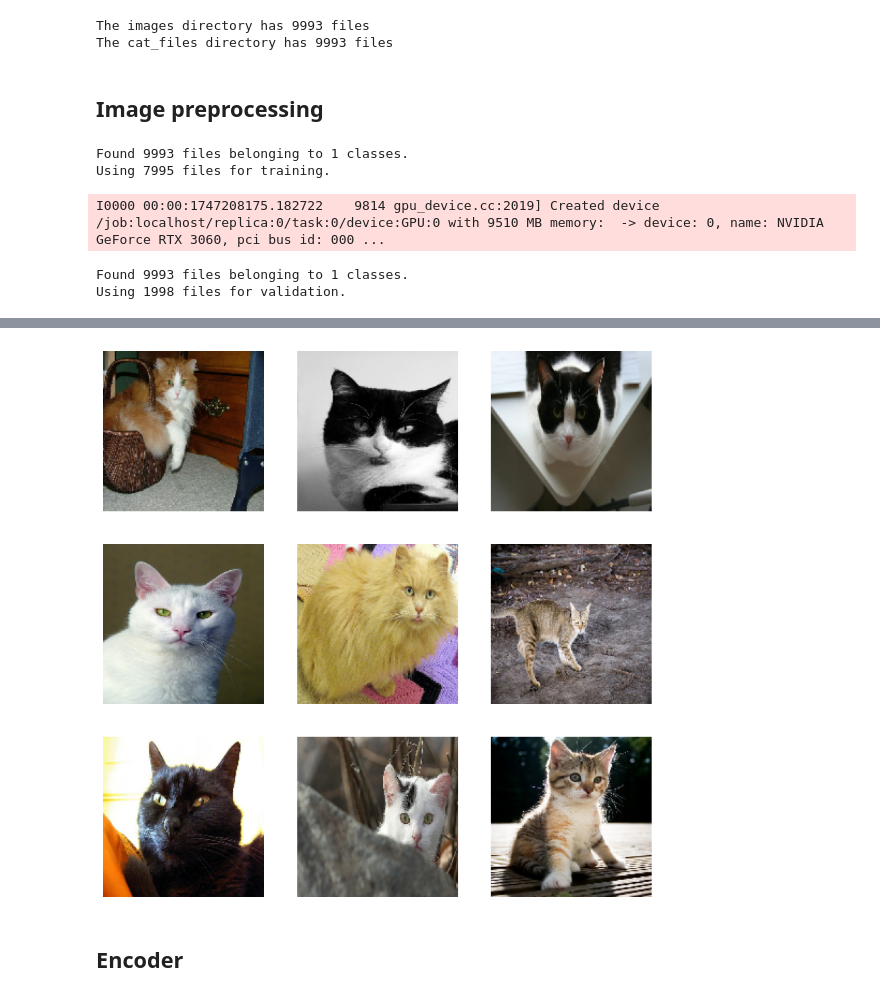
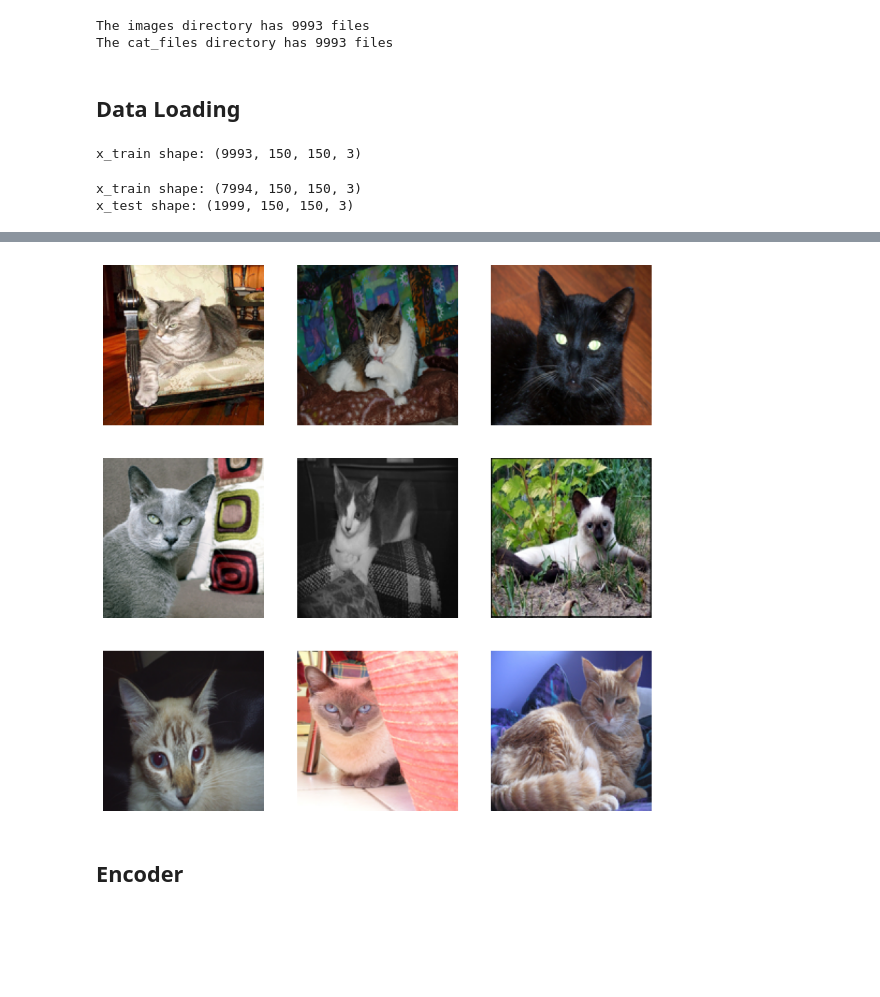
Before and after one commit to mikhailBenali/CatRecogAI, a Jupyter notebook: main.ipynb, the cells around one changed output, grey strips where cells are left out. Drawn from its saved outputs; the diff is of its cells as text; code cells hidden in the pictures; blank space fills up the shorter version.

```diff
--- a/main.ipynb
+++ b/main.ipynb
@@ -88,7 +89,7 @@ print(f"The cat_files directory has {len(os.listdir('data/cat_files'))} files")
 The images directory has 9993 files
 The cat_files directory has 9993 files
 # %% [markdown]
-## Image preprocessing
+## Data Loading
 # %%
 from tensorflow import keras
 from tensorflow.keras import layers
@@ -99,35 +100,36 @@ img_height = 150
 img_width = 150
 batch_size = 32
 # %%
-train_ds = tf.keras.utils.image_dataset_from_directory(
-  "data/images",
-  validation_split=0.2,
-  subset="training",
-  seed=123,
-  image_size=(img_height, img_width),
-  batch_size=batch_size)
+cat_folder = "data/images/no_category"
+
+images = []
+
+for filename in os.listdir(cat_folder):
+    if filename.endswith(".jpg") or filename.endswith(".png"):
+        img_path = os.path.join(cat_folder, filename)
+        img = Image.open(img_path)
+        img = img.resize((img_height, img_width))
+        images.append(np.array(img))
+images = np.array(images)
+images = images.astype("float32") / 255.0
+
+print(f"x_train shape: {images.shape}")
 # %% [output]
-Found 9993 files belonging to 1 classes.
-Using 7995 files for training.
+x_train shape: (9993, 150, 150, 3)
-I0000 00:00:1747208175.182722    9814 gpu_device.cc:2019] Created device /job:localhost/replica:0/task:0/device:GPU:0 with 9510 MB memory:  -> device: 0, name: NVIDIA GeForce RTX 3060, pci bus id: 000 ...
 # %%
-val_ds = tf.keras.utils.image_dataset_from_directory(
-  "data/images",
-  validation_split=0.2,
-  subset="validation",
-  seed=123,
-  image_size=(img_height, img_width),
-  batch_size=batch_size)
+from sklearn.model_selection import train_test_split
+
+x_train, x_test = train_test_split(images, test_size=0.2, random_state=42)
+print(f"x_train shape: {x_train.shape}")
+print(f"x_test shape: {x_test.shape}")
 # %% [output]
-Found 9993 files belonging to 1 classes.
-Using 1998 files for validation.
+x_train shape: (7994, 150, 150, 3)
+x_test shape: (1999, 150, 150, 3)
 # %%
-import matplotlib.pyplot as plt
-
 plt.figure(figsize=(10, 10))
-for images, labels in train_ds.take(1):
-  for i in range(9):
+for i in range(9):
     ax = plt.subplot(3, 3, i + 1)
-    plt.imshow(images[i].numpy().astype("uint8"))
+    plt.imshow(x_train[i])
     plt.axis("off")
+plt.show()
 # %% [output]
@@ -135,4 +136,4 @@ for images, labels in train_ds.take(1):
-[figure, old version]
+[figure, new version]
 # %% [markdown]
 ## Encoder
 # %%
```
Also changed, not shown: parts of 15 cells of this notebook, 1 other file.
